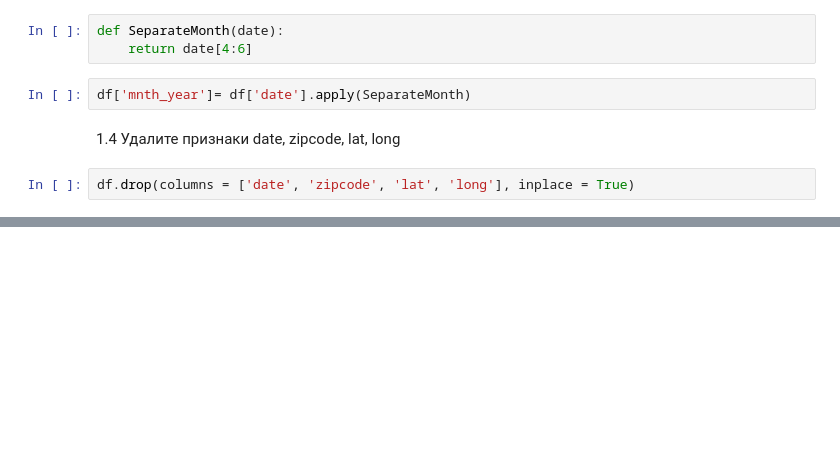
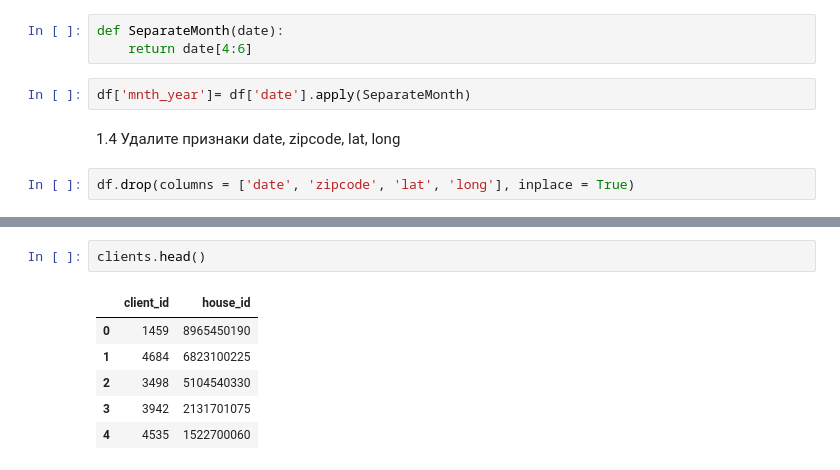
Before and after one commit to machinajg/Homework_3_pandas, a Jupyter notebook: Homework_3_pandas.ipynb, the cells around one changed output, grey strips where cells are left out. Drawn from its saved outputs; the diff is of its cells as text; blank space fills up the shorter version.

```diff
--- a/Homework_3_pandas.ipynb
+++ b/Homework_3_pandas.ipynb
@@ -55,0 +66,9 @@ df.drop(columns = ['date', 'zipcode', 'lat', 'long'], inplace = True)
+# %%
+clients.head()
+# %% [output]
+|  | client_id | house_id |
+| 0 | 1459 | 8965450190 |
+| 1 | 4684 | 6823100225 |
+| 2 | 3498 | 5104540330 |
+| 3 | 3942 | 2131701075 |
+| 4 | 4535 | 1522700060 |
```
Also changed, not shown: parts of 8 cells of this notebook, 1 other file.
